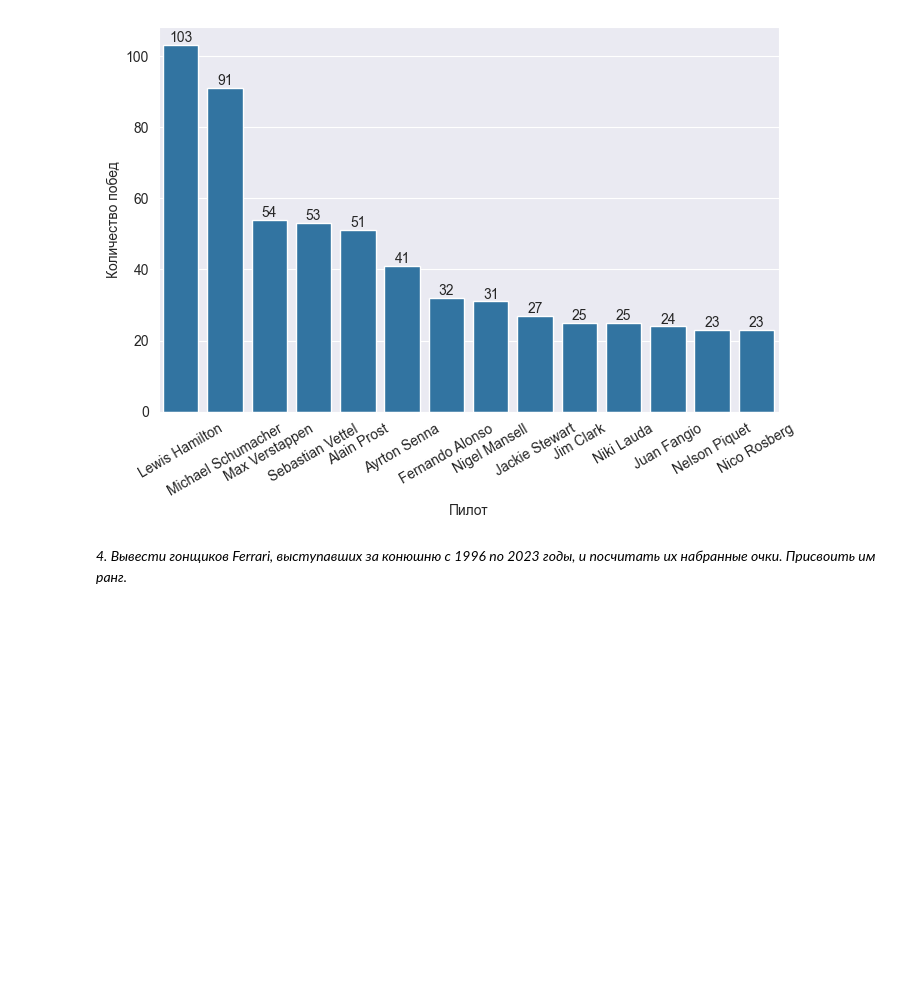
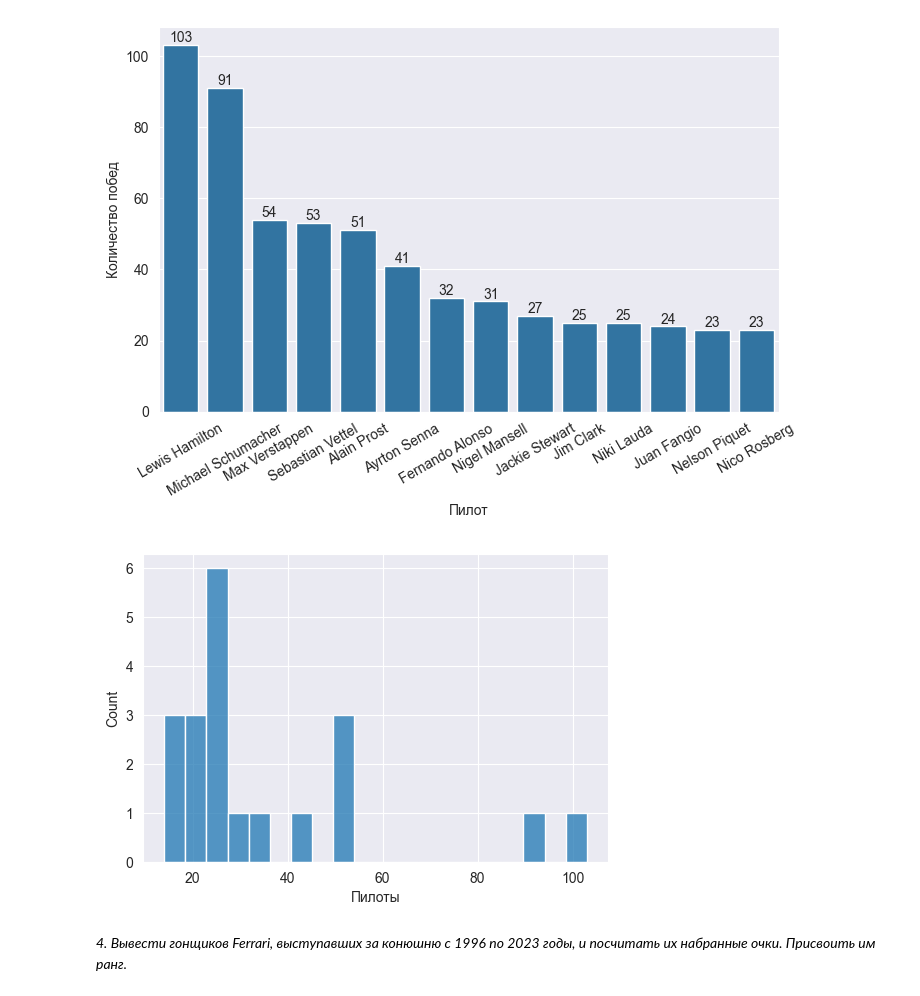
Before and after one commit to MelnikDM/Notebooks, a Jupyter notebook: Formula_11.ipynb, the cells around one changed output. Drawn from its saved outputs; the diff is of its cells as text; code cells hidden in the pictures; blank space fills up the shorter version.

```diff
--- a/Formula_11.ipynb
+++ b/Formula_11.ipynb
@@ -204,6 +204,15 @@ ax.bar_label(ax.containers[0])
 plt.show()
 # %% [output]
 [figure]
+# %%
+sns.set_style("darkgrid")
+f, ax = plt.subplots(figsize=(6,4))
+x = df3["Количество побед"]
+x = pd.Series(x, name="Пилоты")
+ax =sns.histplot(x, bins=20)
+plt.show()
+# %% [output]
+[figure, added]
 # %% [markdown]
 *4. Вывести гонщиков Ferrari, выступавших за конюшню с 1996 по 2023 годы, и посчитать их набранные очки. Присвоить им ранг.*
 # %%
```
